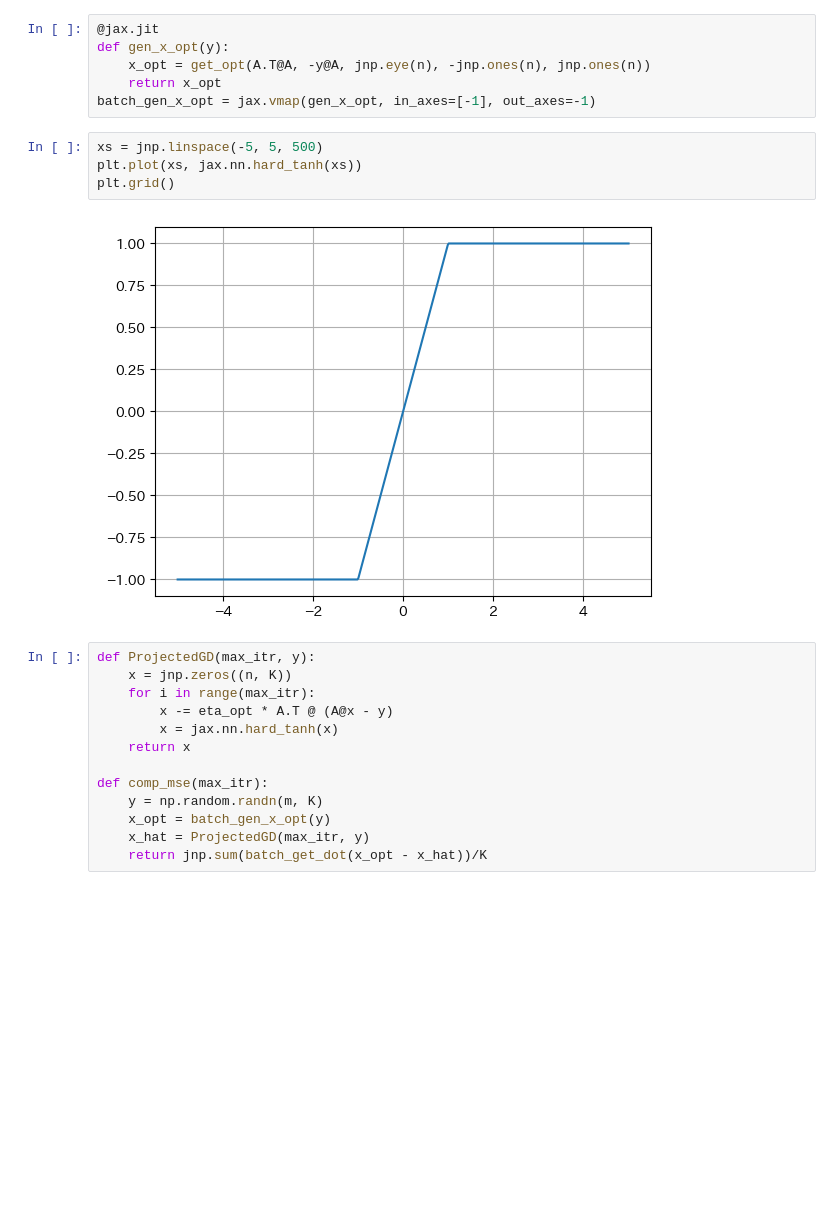
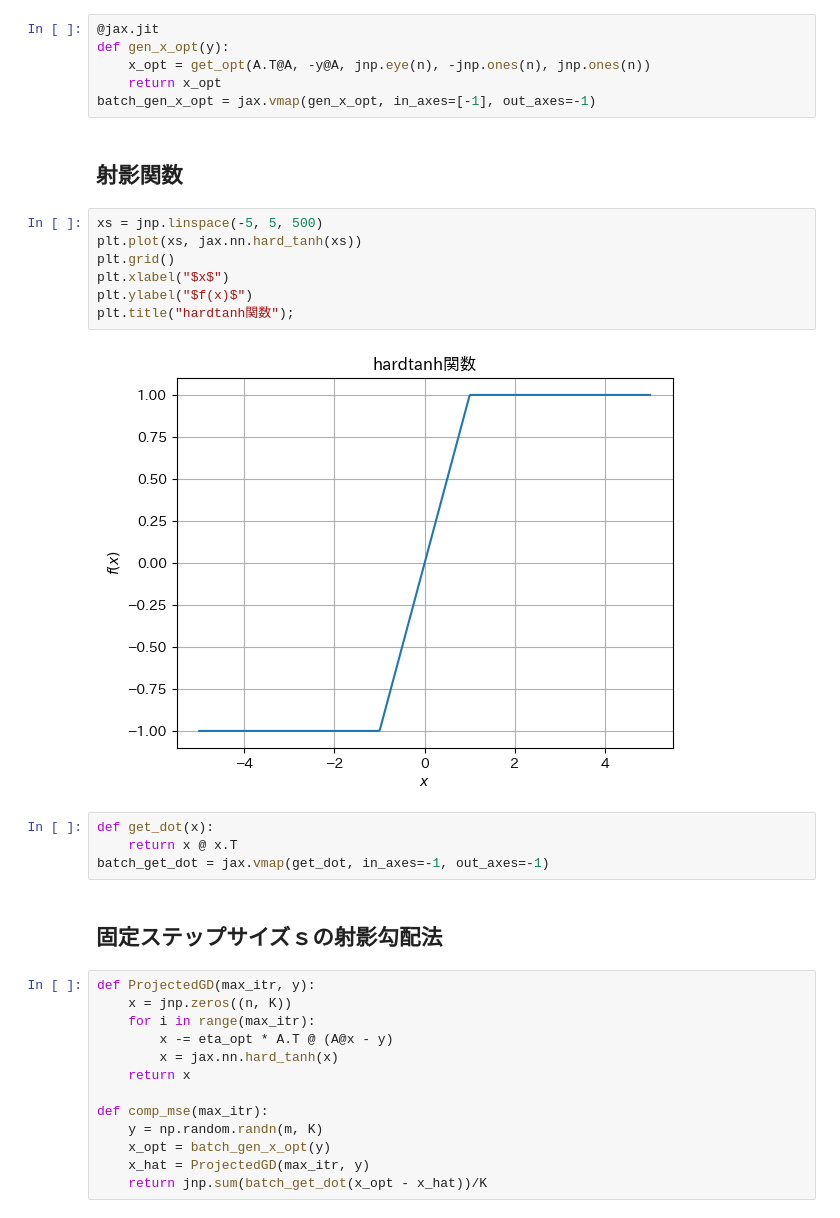
Before and after one commit to gomi-kuzu/model_base_deep, a Jupyter notebook: work/TranslateToPy/Chapter_3/DU-PGD_py.ipynb, the cells around one changed output. Saved outputs shown, nothing was run; the diff lists cells and outputs as text; blank space fills up the shorter version.

```diff
--- a/work/TranslateToPy/Chapter_3/DU-PGD_py.ipynb
+++ b/work/TranslateToPy/Chapter_3/DU-PGD_py.ipynb
@@ -56,12 +54,23 @@ def gen_x_opt(y):
     x_opt = get_opt(A.T@A, -y@A, jnp.eye(n), -jnp.ones(n), jnp.ones(n))
     return x_opt
 batch_gen_x_opt = jax.vmap(gen_x_opt, in_axes=[-1], out_axes=-1)
+# %% [markdown]
+## 射影関数
 # %%
 xs = jnp.linspace(-5, 5, 500)
 plt.plot(xs, jax.nn.hard_tanh(xs))
 plt.grid()
+plt.xlabel("$x$")
+plt.ylabel("$f(x)$")
+plt.title("hardtanh関数");
 # %% [output]
-[figure, old version]
+[figure, new version]
+# %%
+def get_dot(x):
+    return x @ x.T
+batch_get_dot = jax.vmap(get_dot, in_axes=-1, out_axes=-1)
+# %% [markdown]
+## 固定ステップサイズｓの射影勾配法
 # %%
 def ProjectedGD(max_itr, y):
     x = jnp.zeros((n, K))
```
Also changed, not shown: parts of 13 cells of this notebook.
